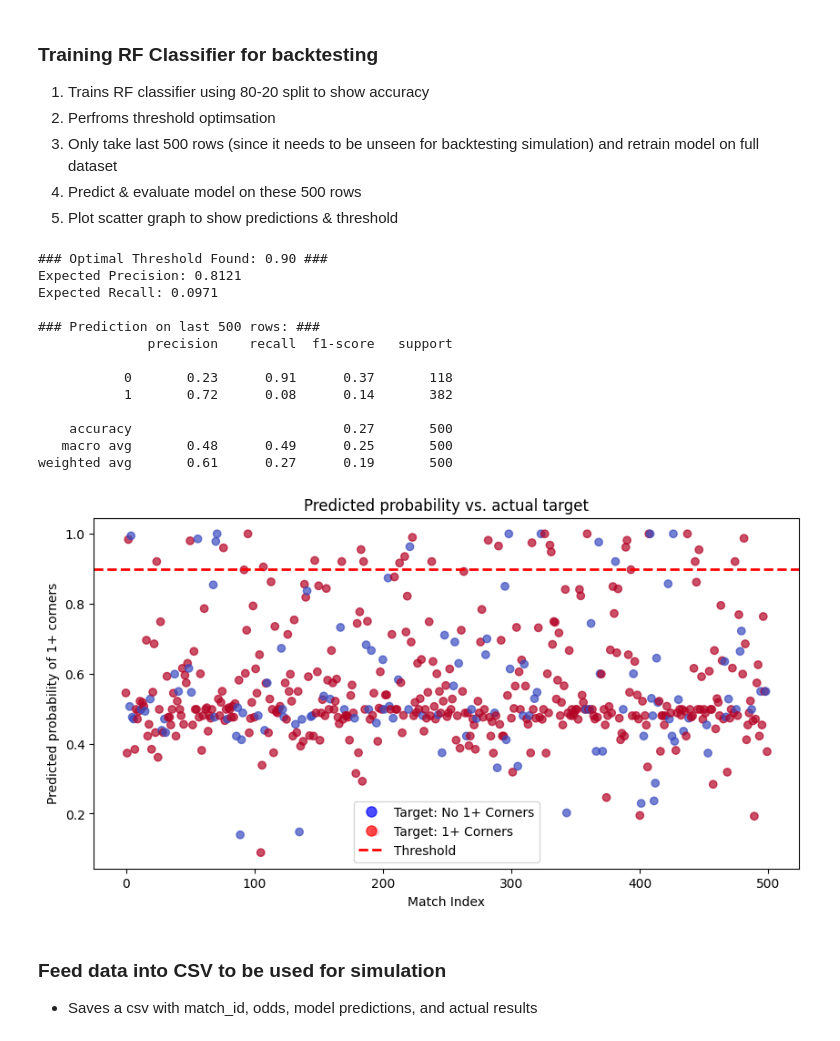
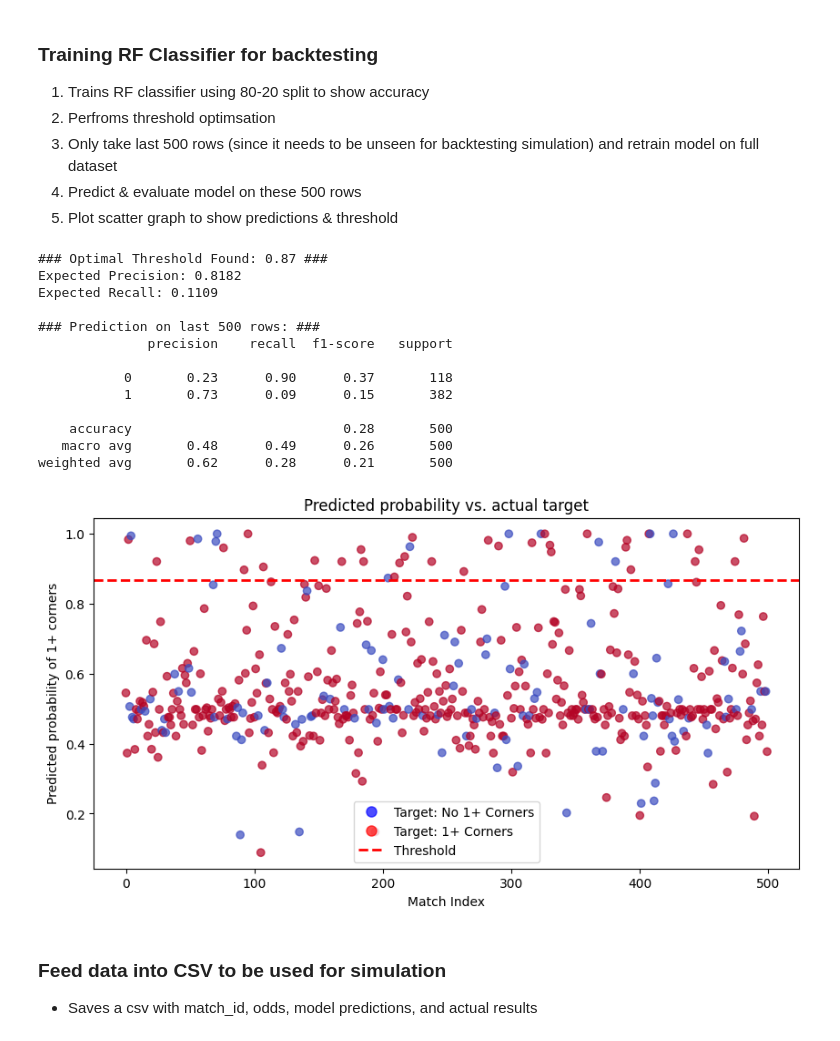
Before and after one commit to JoshuaGraham14/football-corner-prediction, a Jupyter notebook: notebooks/04_kaggle_classification_model.ipynb, the cells around one changed output. Cells and saved outputs as stored; diff of their text form; code cells hidden in the pictures.

Commit message:
Added scatter plot for RF regression + increased steps in optimal threshold finding

```diff
--- a/notebooks/04_kaggle_classification_model.ipynb
+++ b/notebooks/04_kaggle_classification_model.ipynb
@@ -110,7 +110,7 @@ print("\n### Classification Report:\n")
 print(classification_report(y_test, y_pred_threshold))
 
 #--- Threshold Maximisation ---
-thresholds = np.linspace(0.5, 0.9, 5) #test thresholds from 0.5 to 0.9
+thresholds = np.linspace(0.5, 1, 20) #test thresholds from 0.5 to 0.9
 results = []
 for t in thresholds:
     y_pred_t =(y_probs>=t).astype(int)
@@ -209,7 +209,7 @@ rf_model.fit(X_train, y_train)
 y_probs =rf_model.predict_proba(X_test)[:, 1] #Predicts probabillity based on mean of RF trees
 
 #--- Threshold Maximisation ---
-thresholds = np.linspace(0.5, 0.9, 5) #test thresholds from 0.5 to 0.9
+thresholds = np.linspace(0.5, 1, 20) #test thresholds from 0.5 to 0.9
 results = []
 for t in thresholds:
     y_pred_t =(y_probs>=t).astype(int)
@@ -236,42 +236,42 @@ final_rf_model.fit(features_train_set, target_train_set)
 test_data = data.iloc[-500:] #get last 500 rows
 features_test_set = test_data[feature_columns]
 target_test_set =test_data.loc[features_test_set.index, 'target']
 
 #Do prediction on these last rows
 y_probs_final= final_rf_model.predict_proba(features_test_set)[:, 1]
 y_pred_final= (y_probs_final>=optimal_threshold).astype(int)
 
 #Evaluate on the last 500 rows (final simulation)
 print("\n### Prediction on last 500 rows: ###")
 print(classification_report(target_test_set, y_pred_final))
 
 # Scatter plot: target vs predicted probabilities
 plt.figure(figsize=(10, 5))
 plt.scatter(range(len(y_probs_final)), y_probs_final,c=target_test_set,cmap='coolwarm',alpha=0.7,label='Predicted Probability')
 plt.axhline(optimal_threshold, color='red', linestyle='dashed',linewidth=2,label=f'Threshold = {optimal_threshold:.2f}')
 import matplotlib.lines as mlines
 class_0 =mlines.Line2D([], [],color='blue',marker='o',linestyle='None', markersize=8, alpha=0.7, label='Target: No 1+ Corners')
 class_1=mlines.Line2D([], [],color='red', marker='o',linestyle='None',markersize=8,alpha=0.7, label='Target: 1+ Corners')
 plt.xlabel('Match Index')
 plt.ylabel('Predicted probability of 1+ corners')
 plt.title('Predicted probability vs. actual target')
 plt.legend(handles=[class_0, class_1,plt.Line2D([], [],color='red',linestyle='dashed',linewidth=2,label='Threshold')])
 plt.show()
 # %% [output]
-### Optimal Threshold Found: 0.90 ###
-Expected Precision: 0.8121
-Expected Recall: 0.0971
+### Optimal Threshold Found: 0.87 ###
+Expected Precision: 0.8182
+Expected Recall: 0.1109
 
 ### Prediction on last 500 rows: ###
               precision    recall  f1-score   support
 
-           0       0.23      0.91      0.37       118
-           1       0.72      0.08      0.14       382
+           0       0.23      0.90      0.37       118
+           1       0.73      0.09      0.15       382
 
-    accuracy                           0.27       500
-   macro avg       0.48      0.49      0.25       500
-weighted avg       0.61      0.27      0.19       500
+    accuracy                           0.28       500
+   macro avg       0.48      0.49      0.26       500
+weighted avg       0.62      0.28      0.21       500
-[figure, old version]
+[figure, new version]
 # %% [markdown]
 ### Feed data into CSV to be used for simulation
 - Saves a csv with match_id, odds, model predictions, and actual results
```
Also changed, not shown: parts of 1 cell of this notebook, 2 other files.
